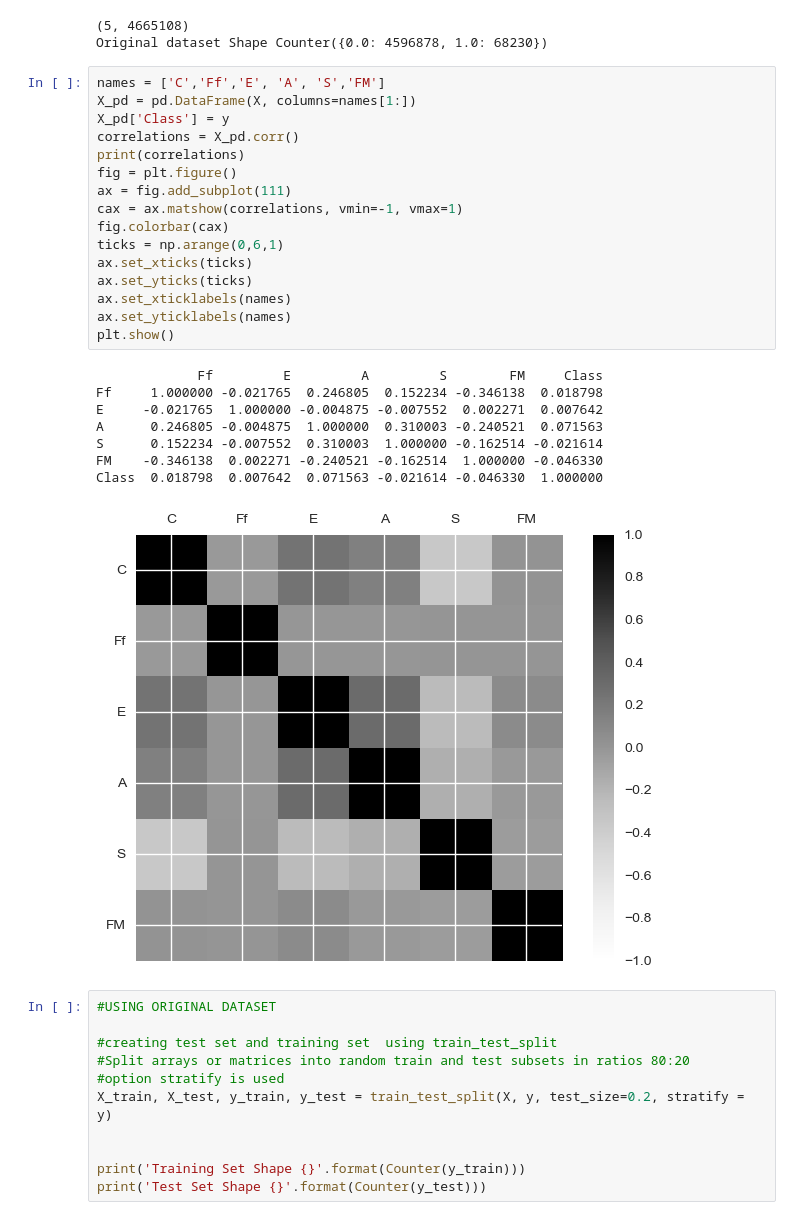
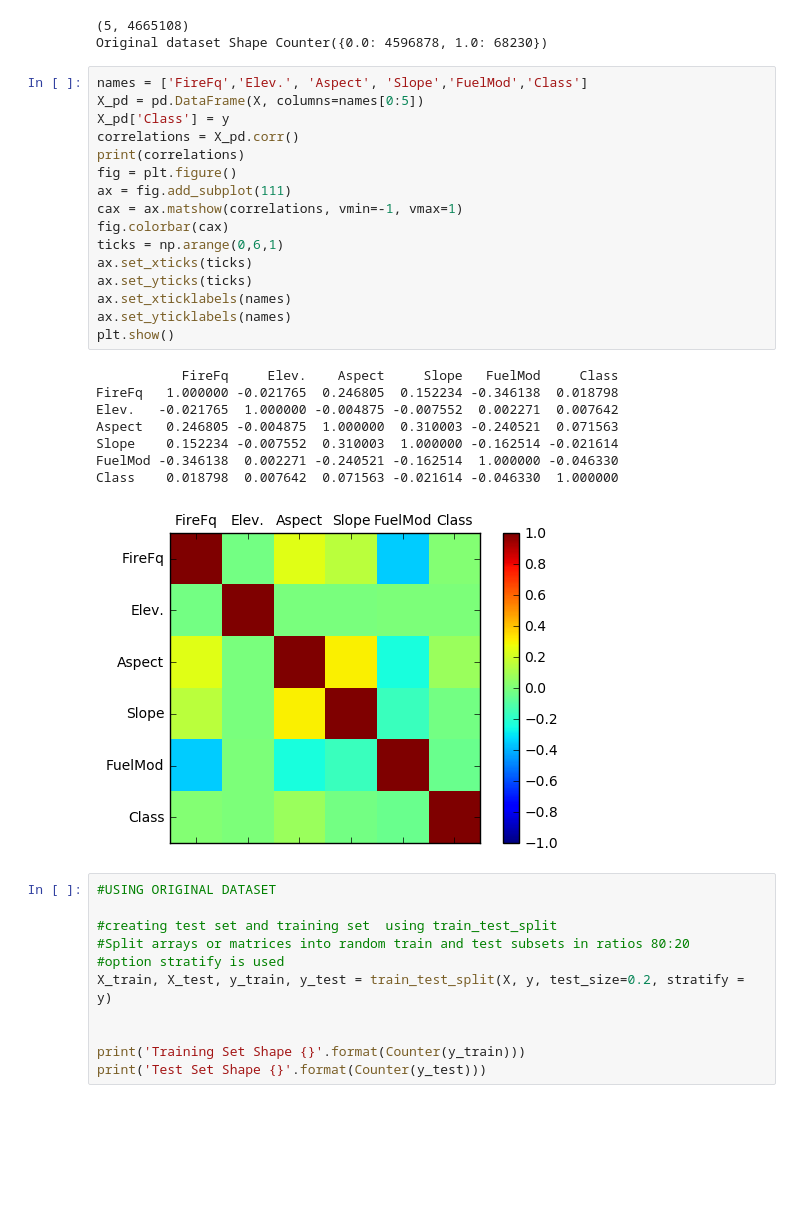
Before and after one commit to SKhatter/Analyzing-and-Predicting-Wildfires, a Jupyter notebook: code/classifiers/UsingRandomForests.ipynb, the cells around one changed output. Saved outputs shown, nothing was run; the diff lists cells and outputs as text; blank space fills up the shorter version.

```diff
--- a/code/classifiers/UsingRandomForests.ipynb
+++ b/code/classifiers/UsingRandomForests.ipynb
@@ -123,30 +135,30 @@ print('Original dataset Shape {}'.format(Counter(y)))
 (5, 4665108)
 Original dataset Shape Counter({0.0: 4596878, 1.0: 68230})
 # %%
-names = ['C','Ff','E', 'A', 'S','FM']
-X_pd = pd.DataFrame(X, columns=names[1:])
+names = ['FireFq','Elev.', 'Aspect', 'Slope','FuelMod','Class']
+X_pd = pd.DataFrame(X, columns=names[0:5])
 X_pd['Class'] = y
 correlations = X_pd.corr()
 print(correlations)
 fig = plt.figure()
 ax = fig.add_subplot(111)
 cax = ax.matshow(correlations, vmin=-1, vmax=1)
 fig.colorbar(cax)
 ticks = np.arange(0,6,1)
 ax.set_xticks(ticks)
 ax.set_yticks(ticks)
 ax.set_xticklabels(names)
 ax.set_yticklabels(names)
 plt.show()
 # %% [output]
-             Ff         E         A         S        FM     Class
-Ff     1.000000 -0.021765  0.246805  0.152234 -0.346138  0.018798
-E     -0.021765  1.000000 -0.004875 -0.007552  0.002271  0.007642
-A      0.246805 -0.004875  1.000000  0.310003 -0.240521  0.071563
-S      0.152234 -0.007552  0.310003  1.000000 -0.162514 -0.021614
-FM    -0.346138  0.002271 -0.240521 -0.162514  1.000000 -0.046330
-Class  0.018798  0.007642  0.071563 -0.021614 -0.046330  1.000000
+           FireFq     Elev.    Aspect     Slope   FuelMod     Class
+FireFq   1.000000 -0.021765  0.246805  0.152234 -0.346138  0.018798
+Elev.   -0.021765  1.000000 -0.004875 -0.007552  0.002271  0.007642
+Aspect   0.246805 -0.004875  1.000000  0.310003 -0.240521  0.071563
+Slope    0.152234 -0.007552  0.310003  1.000000 -0.162514 -0.021614
+FuelMod -0.346138  0.002271 -0.240521 -0.162514  1.000000 -0.046330
+Class    0.018798  0.007642  0.071563 -0.021614 -0.046330  1.000000
-[figure, old version]
+[figure, new version]
 # %%
 #USING ORIGINAL DATASET
 
```
Also changed, not shown: parts of 19 cells of this notebook, 12 other files.
